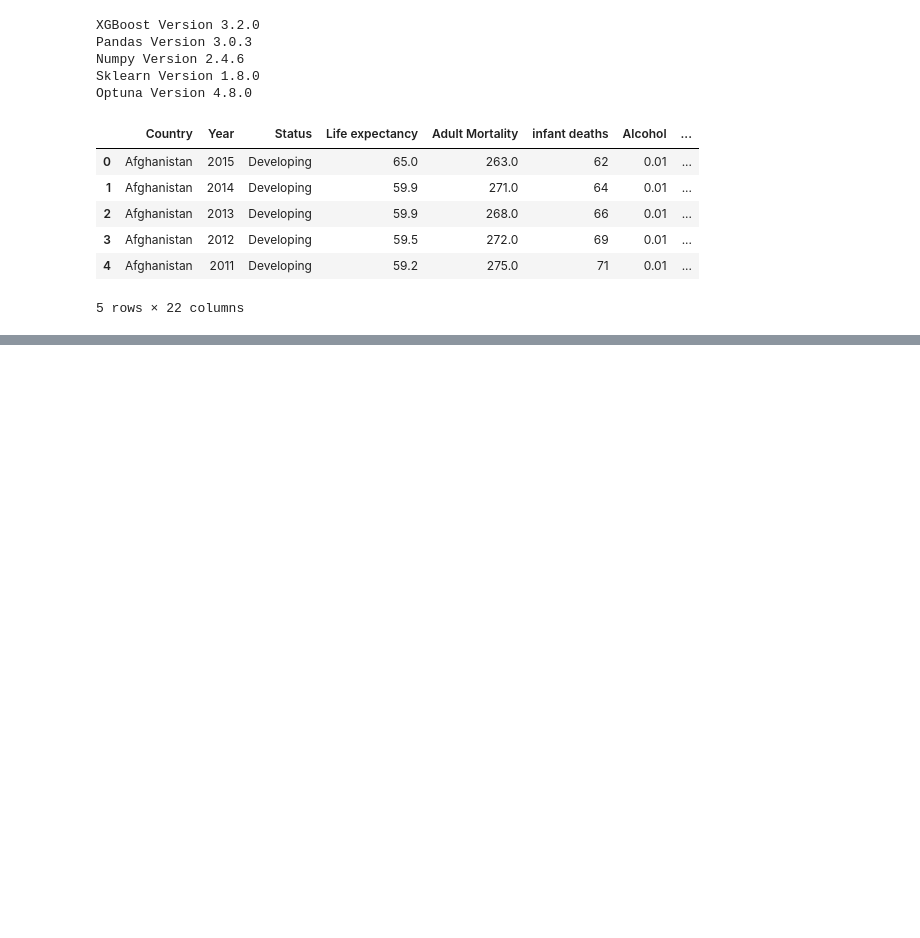
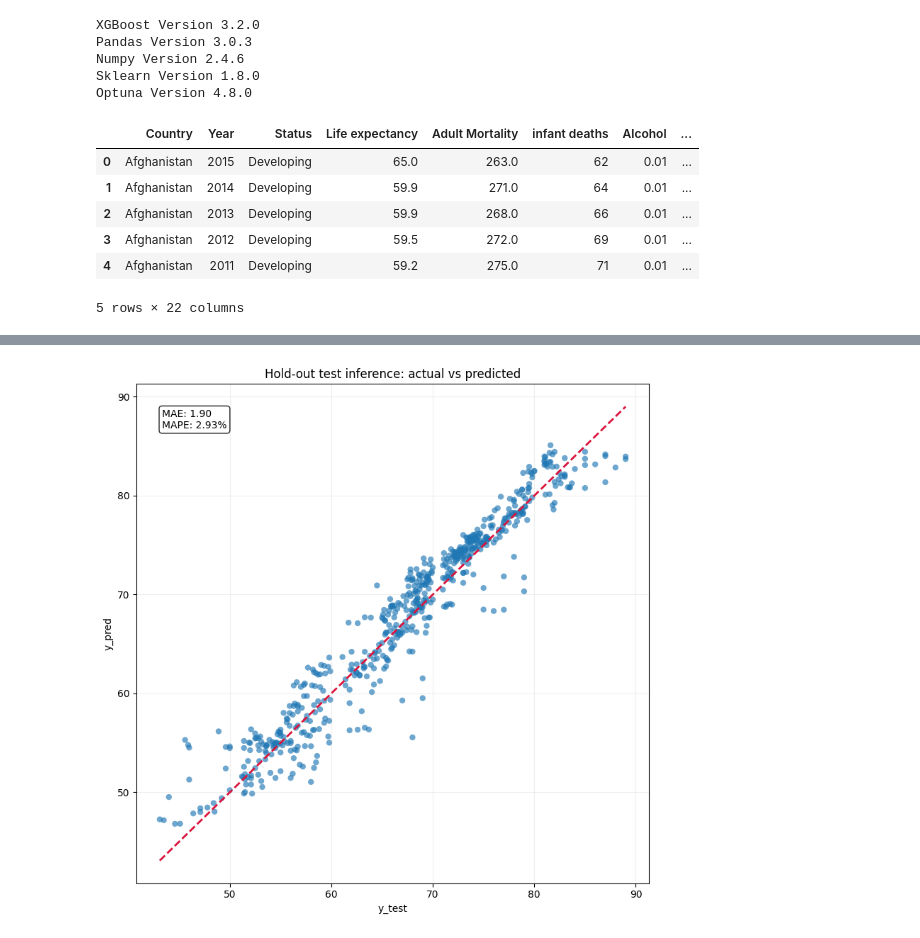
Before and after one commit to eryk-urbanski/regression-analysis, a Jupyter notebook: tuning_notebooks/grouped_tuning copy.ipynb, the cells around one changed output, grey strips where cells are left out. Drawn from its saved outputs; the diff is of its cells as text; code cells hidden in the pictures; blank space fills up the shorter version.

```diff
--- a/tuning_notebooks/grouped_tuning copy.ipynb
+++ b/tuning_notebooks/grouped_tuning copy.ipynb
@@ -144,0 +229,8 @@ predictions[40:2000:200], y[40:2000:200], predictions.shape, y.shape
+# %%
+# Create and run the optimization process with 10 trials on the training subset
+study_holdout = optuna.create_study(study_name="xgboost_study_cuda_holdout", direction="maximize")
+study_holdout.optimize(objective_gpu_holdout, n_trials=10, show_progress_bar=True, n_jobs=-1)
+
+# Retrieve the best parameter values
+best_params_holdout = study_holdout.best_params
+print(f"\nBest parameters: {best_params_holdout}")
@@ -144,0 +275,5 @@ predictions[40:2000:200], y[40:2000:200], predictions.shape, y.shape
+# %%
+best_model_holdout = xgb.XGBRegressor(**best_params_holdout, device="cuda")
+best_model_holdout.fit(X_train, y_train)
+test_predictions = best_model_holdout.predict(X_test)
+test_predictions[:: max(1, len(test_predictions) // 10)][:10], y_test.iloc[:: max(1, len(y_test) // 10)][:10], test_predictions.shape, y_test.shape
@@ -144,0 +296,27 @@ predictions[40:2000:200], y[40:2000:200], predictions.shape, y.shape
+# %%
+test_mae = mean_absolute_error(y_test, test_predictions)
+test_mape = mean_absolute_percentage_error(y_test, test_predictions) * 100
+
+fig, ax = plt.subplots(figsize=(8, 8))
+ax.scatter(y_test, test_predictions, alpha=0.65, edgecolors="none")
+
+line_min = min(y_test.min(), test_predictions.min())
+line_max = max(y_test.max(), test_predictions.max())
+ax.plot([line_min, line_max], [line_min, line_max], linestyle="--", color="crimson", linewidth=2)
+
+ax.set_title("Hold-out test inference: actual vs predicted")
+ax.set_xlabel("y_test")
+ax.set_ylabel("y_pred")
+ax.text(
+    0.05,
+    0.95,
+    f"MAE: {test_mae:.2f}\nMAPE: {test_mape:.2f}%",
+    transform=ax.transAxes,
+    va="top",
+    bbox={"boxstyle": "round", "facecolor": "white", "alpha": 0.85},
+)
+ax.grid(alpha=0.2)
+plt.tight_layout()
+plt.show()
+# %% [output]
+[figure, added]
```
Also changed, not shown: parts of 10 cells of this notebook.
